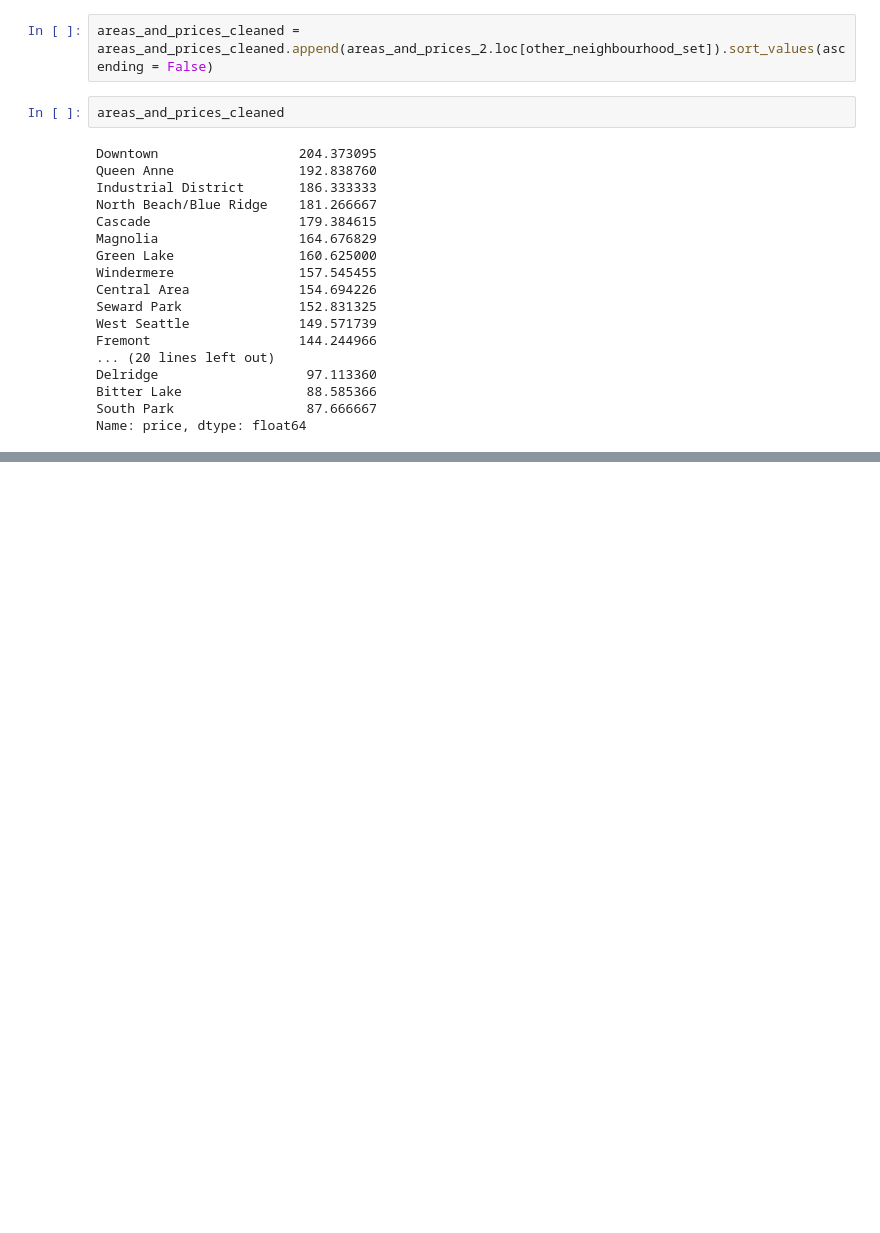
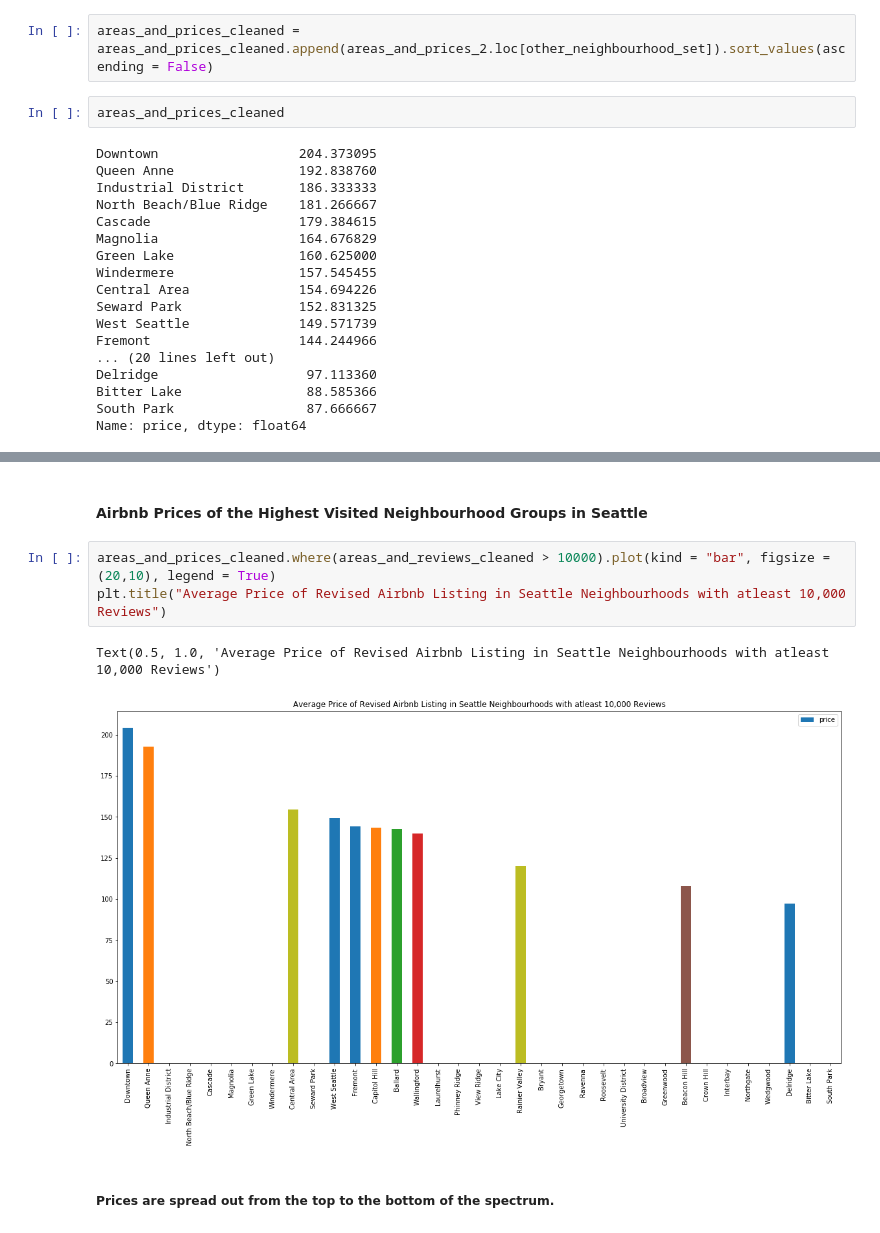
Before and after one commit to SimplifyData/Predict-Airbnb-Prices-in-Seattle, a Jupyter notebook: seattle_airbnb.ipynb, the cells around one changed output, grey strips where cells are left out. Drawn from its saved outputs; the diff is of its cells as text; blank space fills up the shorter version.

```diff
--- a/seattle_airbnb.ipynb
+++ b/seattle_airbnb.ipynb
@@ -586,0 +702,10 @@ Text(0.5, 1.0, '# of Airbnb Reviews in Revised Seattle Neighbourhood Groups')
+# %% [markdown]
+#### Airbnb Prices of the Highest Visited Neighbourhood Groups in Seattle
+# %%
+areas_and_prices_cleaned.where(areas_and_reviews_cleaned > 10000).plot(kind = "bar", figsize = (20,10), legend = True)
+plt.title("Average Price of Revised Airbnb Listing in Seattle Neighbourhoods with atleast 10,000 Reviews")
+# %% [output]
+Text(0.5, 1.0, 'Average Price of Revised Airbnb Listing in Seattle Neighbourhoods with atleast 10,000 Reviews')
+[figure, added]
+# %% [markdown]
+##### Prices are spread out from the top to the bottom of the spectrum.
```
Also changed, not shown: parts of 20 cells of this notebook.
